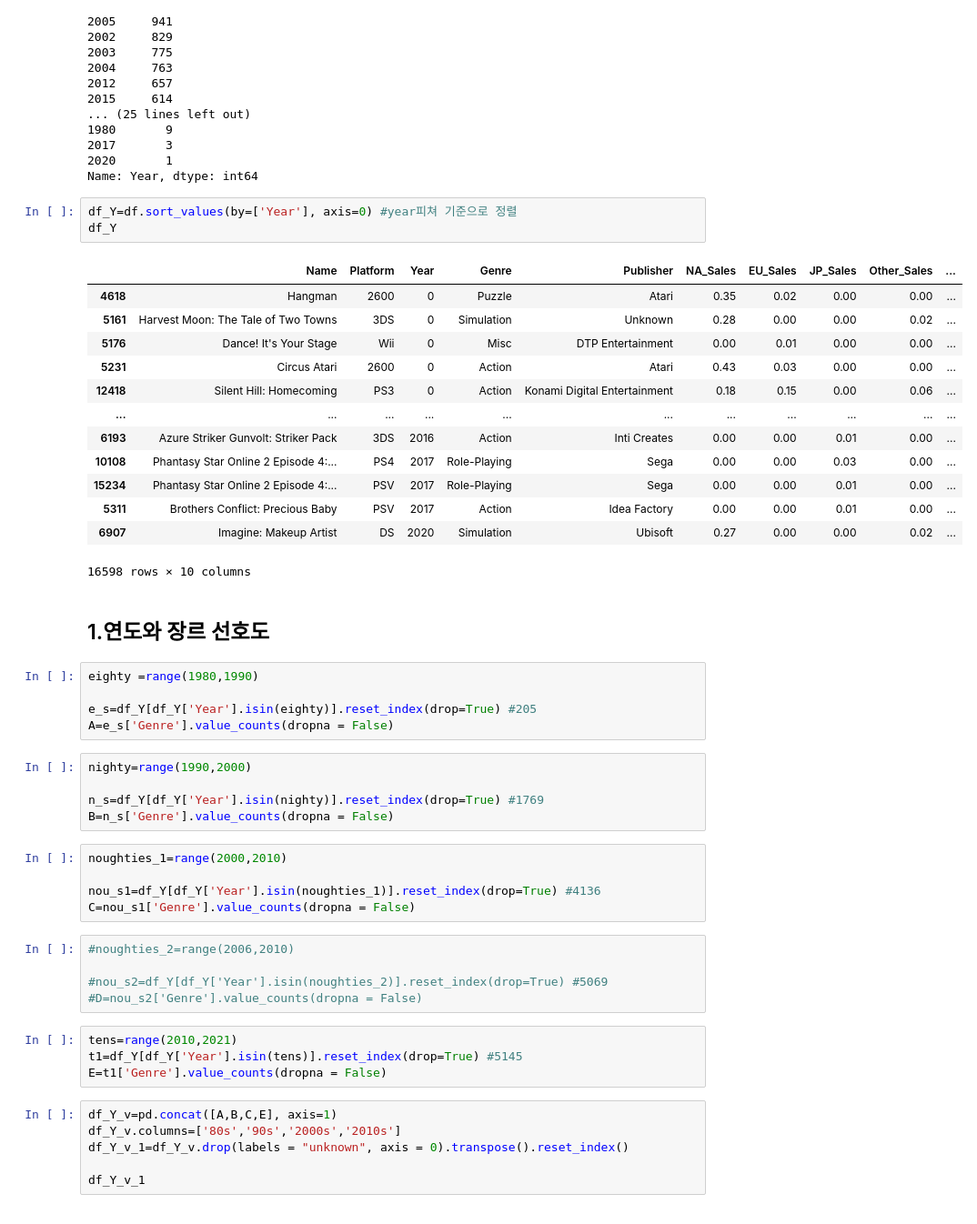
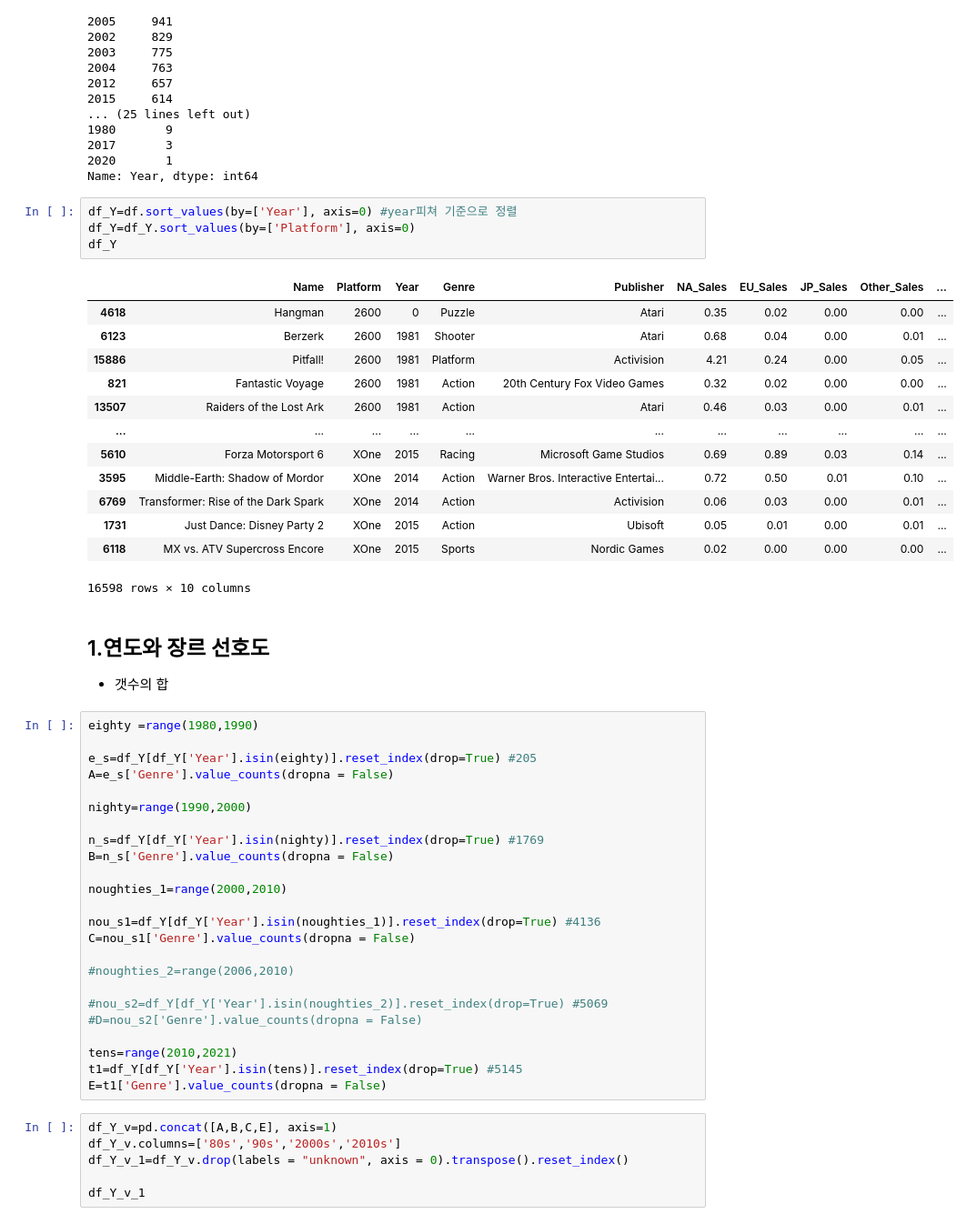
Before and after one commit to poandpo/project-, a Jupyter notebook: project1.ipynb, the cells around one changed output. Shown at 91% size. Saved outputs shown, nothing was run; the diff lists cells and outputs as text.

```diff
--- a/project1.ipynb
+++ b/project1.ipynb
@@ -345,47 +357,49 @@ df['Year'].value_counts(dropna = False)
 Name: Year, dtype: int64
 # %%
 df_Y=df.sort_values(by=['Year'], axis=0) #year피쳐 기준으로 정렬
+df_Y=df_Y.sort_values(by=['Platform'], axis=0)
 df_Y
 # %% [output]
 |  | Name | Platform | Year | Genre | Publisher | NA_Sales | EU_Sales | JP_Sales | Other_Sales | ... |
 | 4618 | Hangman | 2600 | 0 | Puzzle | Atari | 0.35 | 0.02 | 0.00 | 0.00 | ... |
-| 5161 | Harvest Moon: The Tale of Two Towns | 3DS | 0 | Simulation | Unknown | 0.28 | 0.00 | 0.00 | 0.02 | ... |
-| 5176 | Dance! It's Your Stage | Wii | 0 | Misc | DTP Entertainment | 0.00 | 0.01 | 0.00 | 0.00 | ... |
-| 5231 | Circus Atari | 2600 | 0 | Action | Atari | 0.43 | 0.03 | 0.00 | 0.00 | ... |
-| 12418 | Silent Hill: Homecoming | PS3 | 0 | Action | Konami Digital Entertainment | 0.18 | 0.15 | 0.00 | 0.06 | ... |
+| 6123 | Berzerk | 2600 | 1981 | Shooter | Atari | 0.68 | 0.04 | 0.00 | 0.01 | ... |
+| 15886 | Pitfall! | 2600 | 1981 | Platform | Activision | 4.21 | 0.24 | 0.00 | 0.05 | ... |
+| 821 | Fantastic Voyage | 2600 | 1981 | Action | 20th Century Fox Video Games | 0.32 | 0.02 | 0.00 | 0.00 | ... |
+| 13507 | Raiders of the Lost Ark | 2600 | 1981 | Action | Atari | 0.46 | 0.03 | 0.00 | 0.01 | ... |
 | ... | ... | ... | ... | ... | ... | ... | ... | ... | ... | ... |
-| 6193 | Azure Striker Gunvolt: Striker Pack | 3DS | 2016 | Action | Inti Creates | 0.00 | 0.00 | 0.01 | 0.00 | ... |
-| 10108 | Phantasy Star Online 2 Episode 4:... | PS4 | 2017 | Role-Playing | Sega | 0.00 | 0.00 | 0.03 | 0.00 | ... |
-| 15234 | Phantasy Star Online 2 Episode 4:... | PSV | 2017 | Role-Playing | Sega | 0.00 | 0.00 | 0.01 | 0.00 | ... |
-| 5311 | Brothers Conflict: Precious Baby | PSV | 2017 | Action | Idea Factory | 0.00 | 0.00 | 0.01 | 0.00 | ... |
-| 6907 | Imagine: Makeup Artist | DS | 2020 | Simulation | Ubisoft | 0.27 | 0.00 | 0.00 | 0.02 | ... |
+| 5610 | Forza Motorsport 6 | XOne | 2015 | Racing | Microsoft Game Studios | 0.69 | 0.89 | 0.03 | 0.14 | ... |
+| 3595 | Middle-Earth: Shadow of Mordor | XOne | 2014 | Action | Warner Bros. Interactive Entertai... | 0.72 | 0.50 | 0.01 | 0.10 | ... |
+| 6769 | Transformer: Rise of the Dark Spark | XOne | 2014 | Action | Activision | 0.06 | 0.03 | 0.00 | 0.01 | ... |
+| 1731 | Just Dance: Disney Party 2 | XOne | 2015 | Action | Ubisoft | 0.05 | 0.01 | 0.00 | 0.01 | ... |
+| 6118 | MX vs. ATV Supercross Encore | XOne | 2015 | Sports | Nordic Games | 0.02 | 0.00 | 0.00 | 0.00 | ... |
 16598 rows × 10 columns
 # %% [markdown]
 ## 1.연도와 장르 선호도
+- 갯수의 합
-# %%
-eighty =range(1980,1990)
-
-e_s=df_Y[df_Y['Year'].isin(eighty)].reset_index(drop=True) #205
-A=e_s['Genre'].value_counts(dropna = False)
-# %%
-nighty=range(1990,2000)
-
-n_s=df_Y[df_Y['Year'].isin(nighty)].reset_index(drop=True) #1769
-B=n_s['Genre'].value_counts(dropna = False)
-# %%
-noughties_1=range(2000,2010)
-
-nou_s1=df_Y[df_Y['Year'].isin(noughties_1)].reset_index(drop=True) #4136
-C=nou_s1['Genre'].value_counts(dropna = False)
-# %%
-#noughties_2=range(2006,2010)
-
-#nou_s2=df_Y[df_Y['Year'].isin(noughties_2)].reset_index(drop=True) #5069
-#D=nou_s2['Genre'].value_counts(dropna = False)
-# %%
-tens=range(2010,2021)
-t1=df_Y[df_Y['Year'].isin(tens)].reset_index(drop=True) #5145
-E=t1['Genre'].value_counts(dropna = False)
+# %%
+eighty =range(1980,1990)
+
+e_s=df_Y[df_Y['Year'].isin(eighty)].reset_index(drop=True) #205
+A=e_s['Genre'].value_counts(dropna = False)
+
+nighty=range(1990,2000)
+
+n_s=df_Y[df_Y['Year'].isin(nighty)].reset_index(drop=True) #1769
+B=n_s['Genre'].value_counts(dropna = False)
+
+noughties_1=range(2000,2010)
+
+nou_s1=df_Y[df_Y['Year'].isin(noughties_1)].reset_index(drop=True) #4136
+C=nou_s1['Genre'].value_counts(dropna = False)
+
+#noughties_2=range(2006,2010)
+
+#nou_s2=df_Y[df_Y['Year'].isin(noughties_2)].reset_index(drop=True) #5069
+#D=nou_s2['Genre'].value_counts(dropna = False)
+
+tens=range(2010,2021)
+t1=df_Y[df_Y['Year'].isin(tens)].reset_index(drop=True) #5145
+E=t1['Genre'].value_counts(dropna = False)
 # %%
 df_Y_v=pd.concat([A,B,C,E], axis=1)
 df_Y_v.columns=['80s','90s','2000s','2010s']
```
Also changed, not shown: parts of 49 cells of this notebook.
